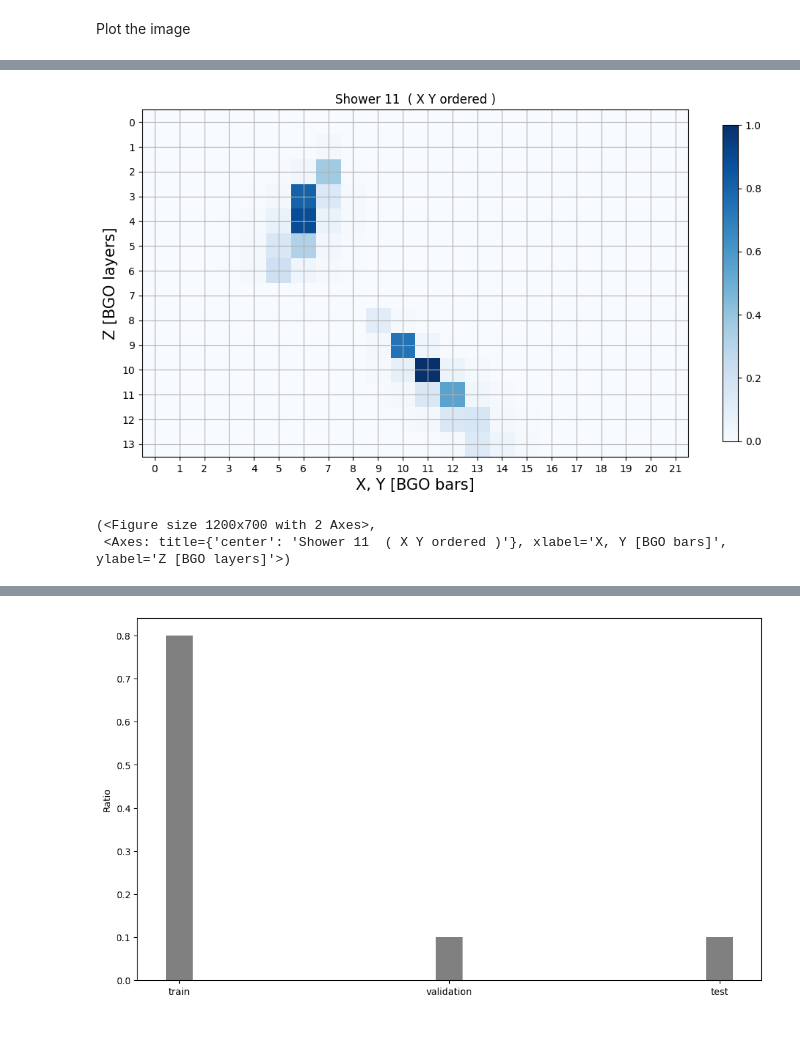
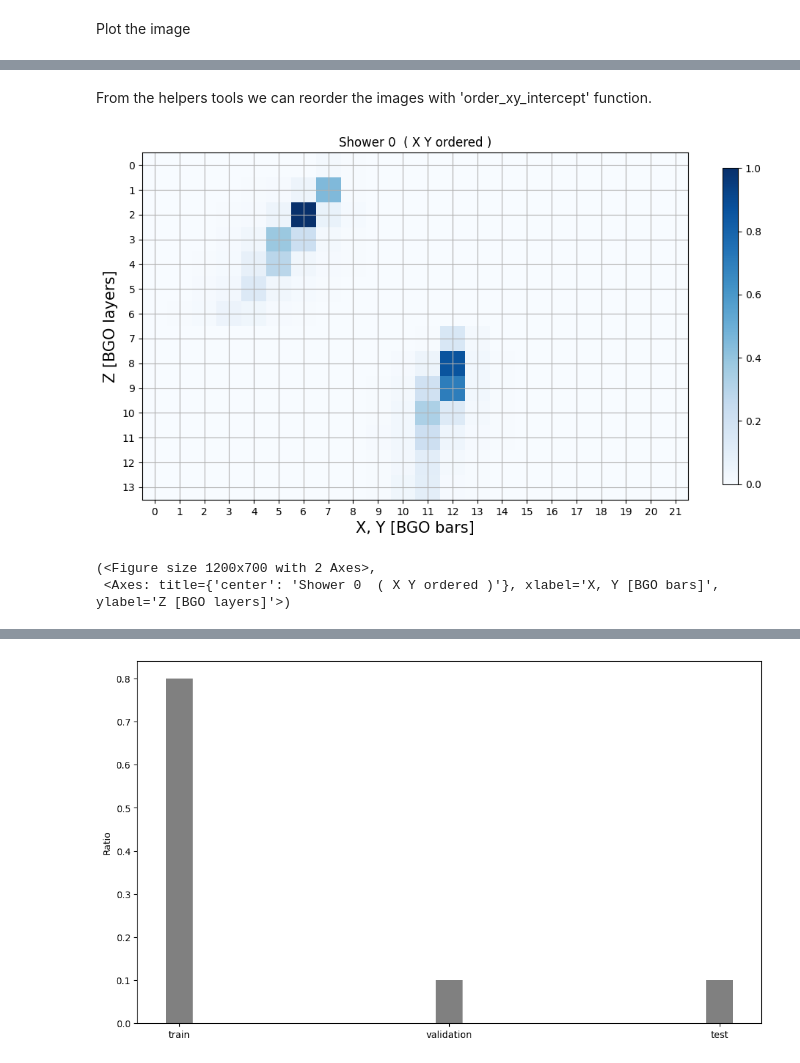
Before and after one commit to adam-eva/dampe-calorimeter, a Jupyter notebook: notebook.ipynb, the cells around one changed output, grey strips where cells are left out. Saved outputs shown, nothing was run; the diff lists cells and outputs as text; code cells hidden in the pictures; blank space fills up the shorter version.

```diff
--- a/notebook.ipynb
+++ b/notebook.ipynb
@@ -123,11 +105,13 @@ print(benchmark_data[shower_n])
+# %% [markdown]
+From the helpers tools we can reorder the images with 'order_xy_intercept' function.
 # %%
 # Data process
 XY = order_xy_intercept(calorimeter_images)
-plot_image(XY[shower_n], loglevel = True, image_name = 'Shower {}  ( X Y ordered )'.format(11))
+plot_image(XY[0], loglevel = True, image_name = 'Shower {}  ( X Y ordered )'.format(0))
 # %% [output]
-[figure, old version]
+[figure, new version]
 (<Figure size 1200x700 with 2 Axes>,
- <Axes: title={'center': 'Shower 11  ( X Y ordered )'}, xlabel='X, Y [BGO bars]', ylabel='Z [BGO layers]'>)
+ <Axes: title={'center': 'Shower 0  ( X Y ordered )'}, xlabel='X, Y [BGO bars]', ylabel='Z [BGO layers]'>)
 # %% [markdown]
 Without further processing we directly apply a convolutional neural network for the regression task.
 
```
Also changed, not shown: parts of 30 cells of this notebook, 3 other files.
